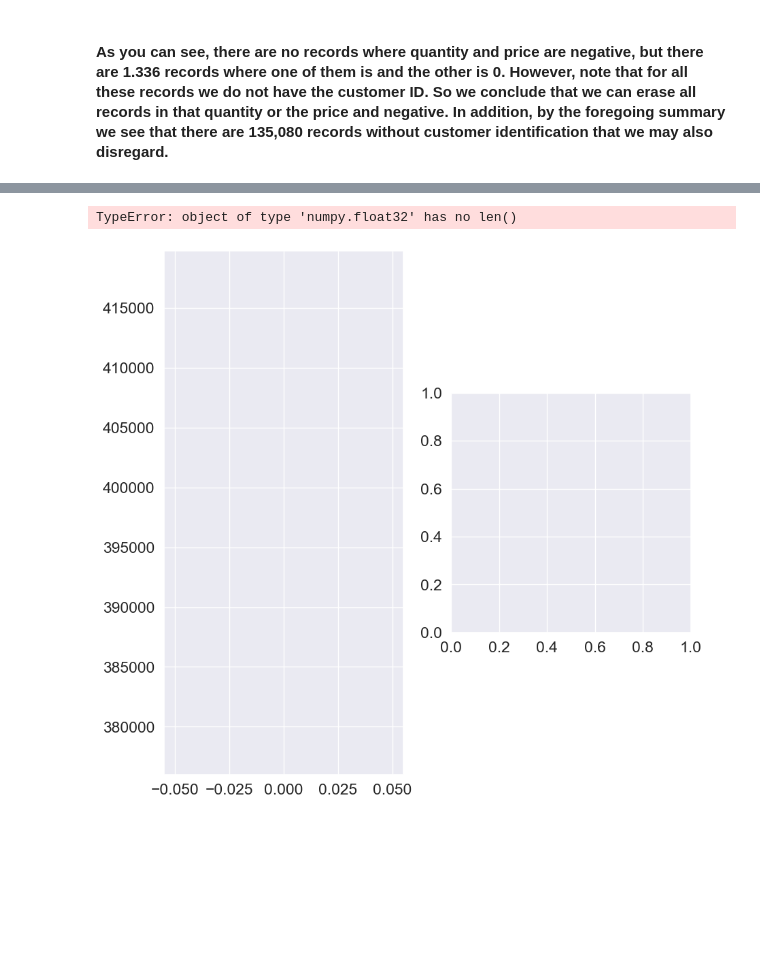
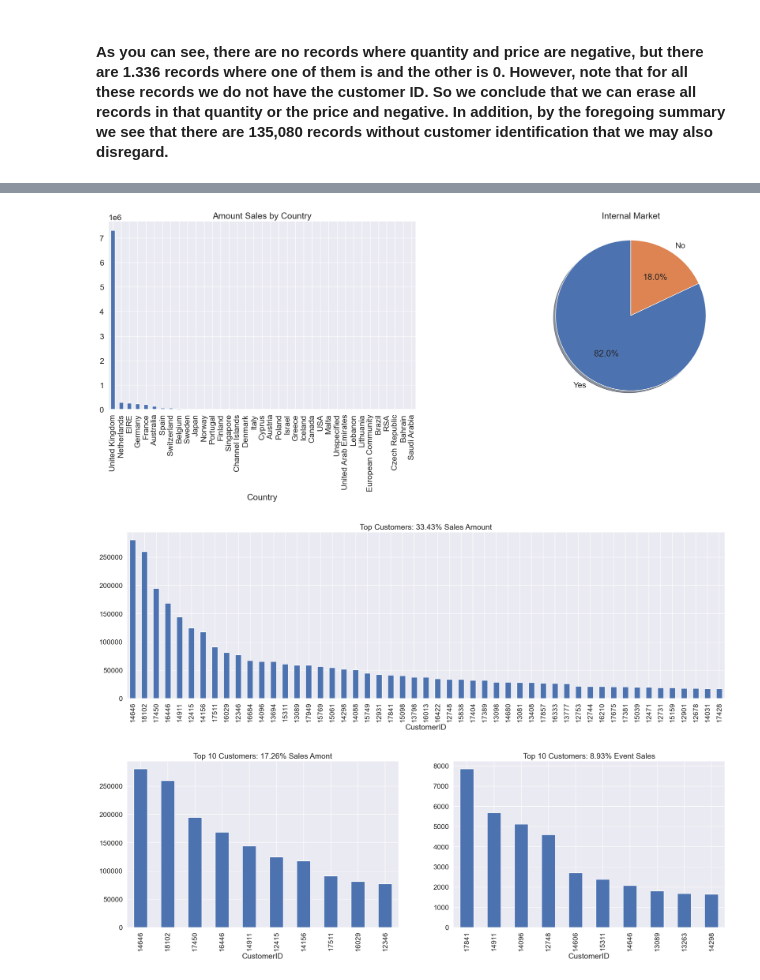
Before and after one commit to INCREDIBLE-AURNOB/Market-Basket-Analysis-and-Customer-Segmentation-, a Jupyter notebook: main.ipynb, the cells around one changed output, grey strips where cells are left out. Cells and saved outputs as stored; diff of their text form; code cells hidden in the pictures; blank space fills up the shorter version.

```diff
--- a/main.ipynb
+++ b/main.ipynb
@@ -161,6 +161,10 @@ df=df.dropna(subset='CustomerID')
 # Remove negative or return transactionabama
 df=df[df.Quantity>0]
 df=df[df.UnitPrice>0]
+# %%
+# df['amount']=df.Quantity*df.UnitPrice
+df.InvoiceDate = pd.to_datetime(df.InvoiceDate)
+df.CustomerID = df.CustomerID.astype('Int64')
 # %%
 data=summary(df)
 display(data.sort_values(by='Distinct',ascending=False))
@@ -187,15 +192,36 @@ df.sample(5)
 # %%
-fig=plt.figure(figsize=(10,10))
-f=fig.add_subplot(1,2,1)
-value=df.groupby(['Country']).value_counts().sum()
-plt.plot(value)
-df['Internal']=df.Country.apply(lambda x: 'Yes' if x in ['United States'] else 'No')
-
-f2=fig.add_subplot(122)
-market=df.groupby(['Internal']).value_counts().sum()
-ax=plt.pie(market)
-plt.title('Market in US')
+fig = plt.figure(figsize=(25, 7))
+f1 = fig.add_subplot(121)
+g = df.groupby(["Country"]).amount.sum().sort_values(ascending = False).plot(kind='bar', title='Amount Sales by Country')
+df['Internal'] = df.Country.apply(lambda x: 'Yes' if x=='United Kingdom' else 'No' )
+f2 = fig.add_subplot(122)
+market = df.groupby(["Internal"]).amount.sum().sort_values(ascending = False)
+g = plt.pie(market, labels=market.index, autopct='%1.1f%%', shadow=True, startangle=90)
+plt.title('Internal Market')
 plt.show()
 # %% [output]
-TypeError: object of type 'numpy.float32' has no len()
-[figure, old version]
+[figure, new version]
+# %%
+fig = plt.figure(figsize=(25, 7))
+PercentSales =  np.round((df.groupby(["CustomerID"]).amount.sum().\
+                          sort_values(ascending = False)[:51].sum()/df.groupby(["CustomerID"]).\
+                          amount.sum().sort_values(ascending = False).sum()) * 100, 2)
+g = df.groupby(["CustomerID"]).amount.sum().sort_values(ascending = False)[:51].\
+    plot(kind='bar', title='Top Customers: {:3.2f}% Sales Amount'.format(PercentSales))
+
+fig = plt.figure(figsize=(25, 7))
+f1 = fig.add_subplot(121)
+PercentSales =  np.round((df.groupby(["CustomerID"]).amount.sum().\
+                          sort_values(ascending = False)[:10].sum()/df.groupby(["CustomerID"]).\
+                          amount.sum().sort_values(ascending = False).sum()) * 100, 2)
+g = df.groupby(["CustomerID"]).amount.sum().sort_values(ascending = False)[:10]\
+    .plot(kind='bar', title='Top 10 Customers: {:3.2f}% Sales Amont'.format(PercentSales))
+f1 = fig.add_subplot(122)
+PercentSales =  np.round((df.groupby(["CustomerID"]).amount.count().\
+                          sort_values(ascending = False)[:10].sum()/df.groupby(["CustomerID"]).\
+                          amount.count().sort_values(ascending = False).sum()) * 100, 2)
+g = df.groupby(["CustomerID"]).amount.count().sort_values(ascending = False)[:10].\
+    plot(kind='bar', title='Top 10 Customers: {:3.2f}% Event Sales'.format(PercentSales))
+# %% [output]
+[figure, added]
+[figure, added]
```
Also changed, not shown: parts of 4 cells of this notebook.
